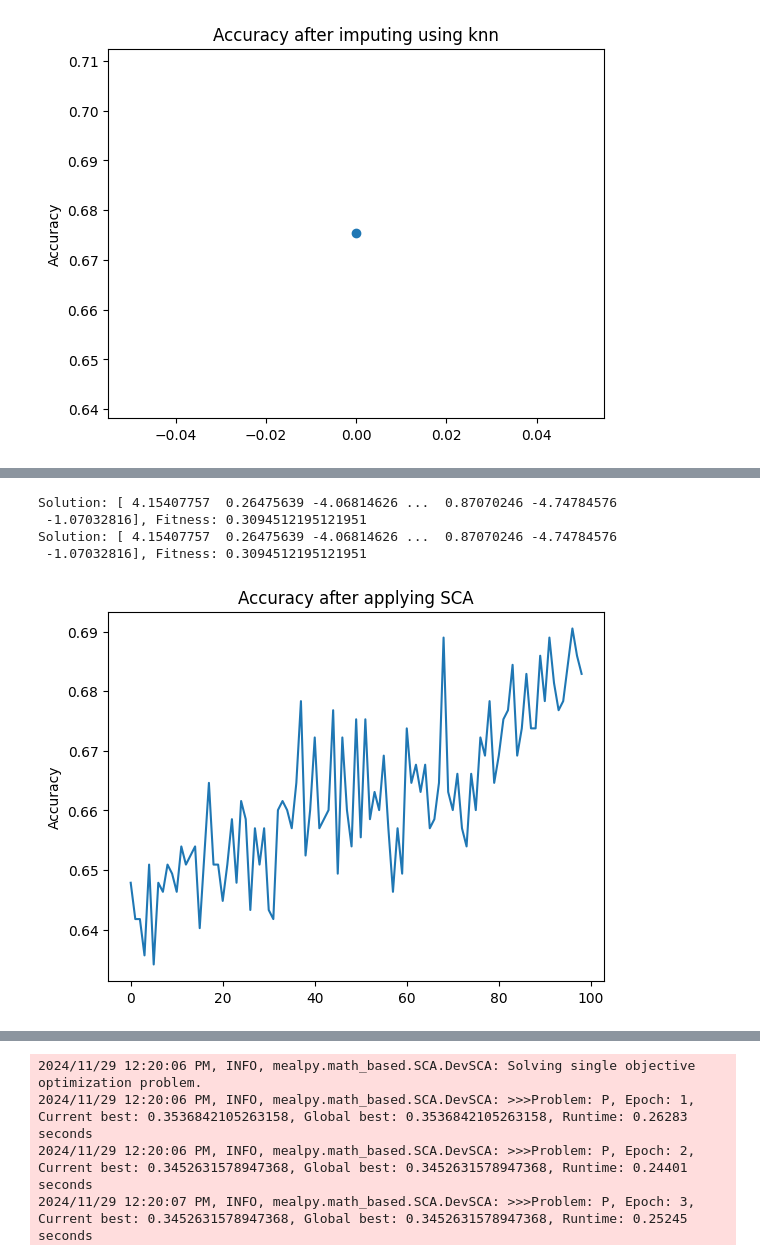
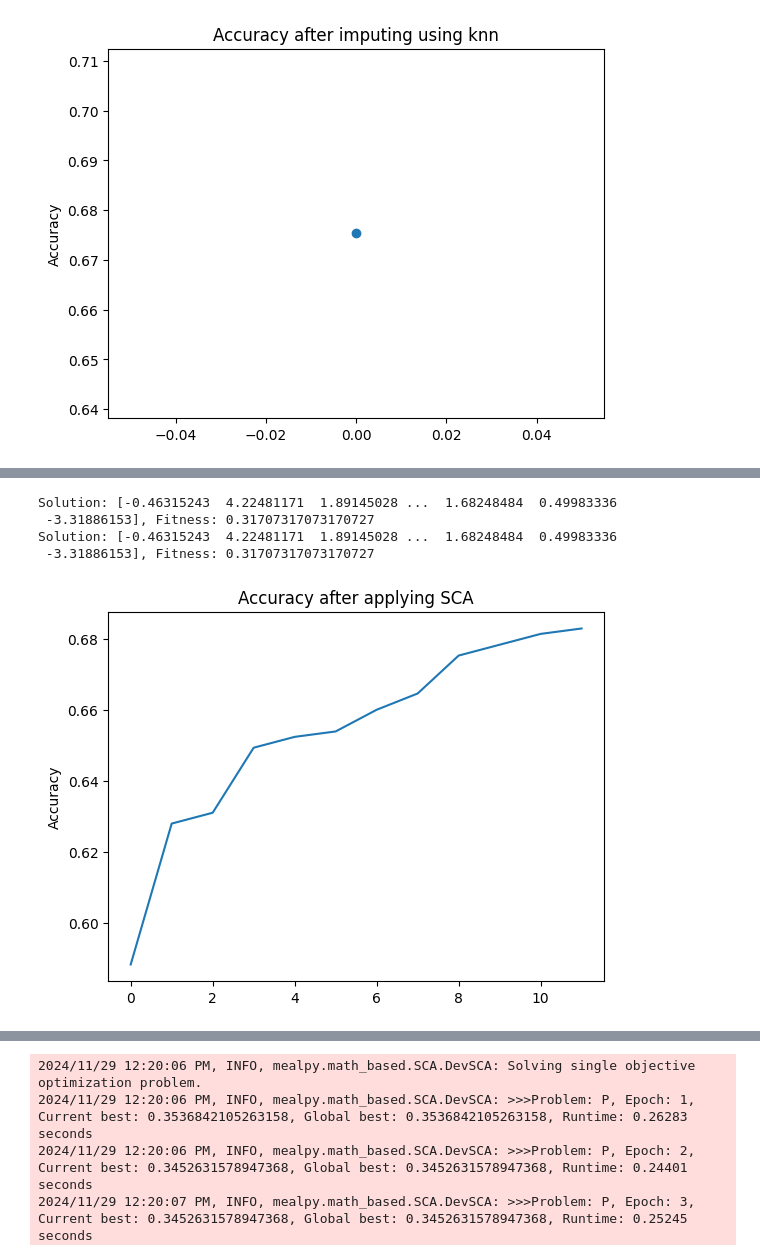
Before and after one commit to Amirmadjour/tab_de_codage, a Jupyter notebook: and_tp1_presentation.ipynb, the cells around one changed output, grey strips where cells are left out. Cells and saved outputs as stored; diff of their text form; code cells hidden in the pictures.

```diff
--- a/and_tp1_presentation.ipynb
+++ b/and_tp1_presentation.ipynb
@@ -603,19 +603,39 @@ features_without_nan = features[~np.isnan(features).any(axis=1)]
 lb = (np.min(features_without_nan), ) * nan_n
 ub = (np.max(features_without_nan), ) * nan_n
 
+
+# Generate indices for the original dataset
+indices = np.arange(data.shape[0])
+
+# Use train_test_split on both data and indices
+X_train, X_test, y_train, y_test, train_indices, test_indices = train_test_split(
+    features, target, indices, test_size=0.2, random_state=42
+)
+
 # Objective function will calculate the sum of squared vector passed to it
 def objective_function(solution):
     # The problem is here
     for k, (row, col) in enumerate(nan_indices):
         features[row, col] = solution[k]
 
-    X_train, X_test, y_train, y_test = train_test_split(features, target, test_size=0.2, random_state=42)
+    #X_train, X_test, y_train, y_test = train_test_split(features, target, test_size=0.2, random_state=42)
+    X_train = features[train_indices,:]
+    X_test = features[test_indices, :]
+    y_train = target[train_indices]
+    y_test = target[test_indices]
+    #print(f"X_train.shape: {X_train.shape}")
+    #print(f"X_test.shape: {X_test.shape}")
+    #print(f"y_train.shape: {y_train.shape}")
+    #print(f"y_test.shape: {y_test.shape}")
 
     knn = KNeighborsClassifier(n_neighbors=5)
     knn.fit(X_train, y_train)
     y_pred = knn.predict(X_test)
-    accuracies.append(accuracy_score(y_test, y_pred))
-    return 1 - accuracy_score(y_test, y_pred)
+    acc = accuracy_score(y_test, y_pred)
+    if(len(accuracies) == 0 or max(accuracies) < acc):
+        accuracies.append(acc)
+
+    return 1 - acc
 
 # FloatVar has a method that generates random numbers
 problem_dict = {
@@ -633,11 +653,8 @@ g_best = model.solve(problem_dict)
 print(f"Solution: {g_best.solution}, Fitness: {g_best.target.fitness}")
 print(f"Solution: {model.g_best.solution}, Fitness: {model.g_best.target.fitness}")
 
-acc = []
-for i in range(0, epoch * pop_size - pop_size, pop_size):
-    acc.append(np.max(accuracies[i:i+pop_size]))
 
-plt.plot(acc)
+plt.plot(accuracies)
 plt.title("Accuracy after applying SCA")
 plt.ylabel("Accuracy")
 plt.show()
@@ -662,8 +679,8 @@ plt.show()
-Solution: [ 4.15407757  0.26475639 -4.06814626 ...  0.87070246 -4.74784576
- -1.07032816], Fitness: 0.3094512195121951
-Solution: [ 4.15407757  0.26475639 -4.06814626 ...  0.87070246 -4.74784576
- -1.07032816], Fitness: 0.3094512195121951
+Solution: [-0.46315243  4.22481171  1.89145028 ...  1.68248484  0.49983336
+ -3.31886153], Fitness: 0.31707317073170727
+Solution: [-0.46315243  4.22481171  1.89145028 ...  1.68248484  0.49983336
+ -3.31886153], Fitness: 0.31707317073170727
-[figure, old version]
+[figure, new version]
 # %%
 import matplotlib.pyplot as plt
 
```
Also changed, not shown: parts of 2 cells of this notebook, 6 other files.
